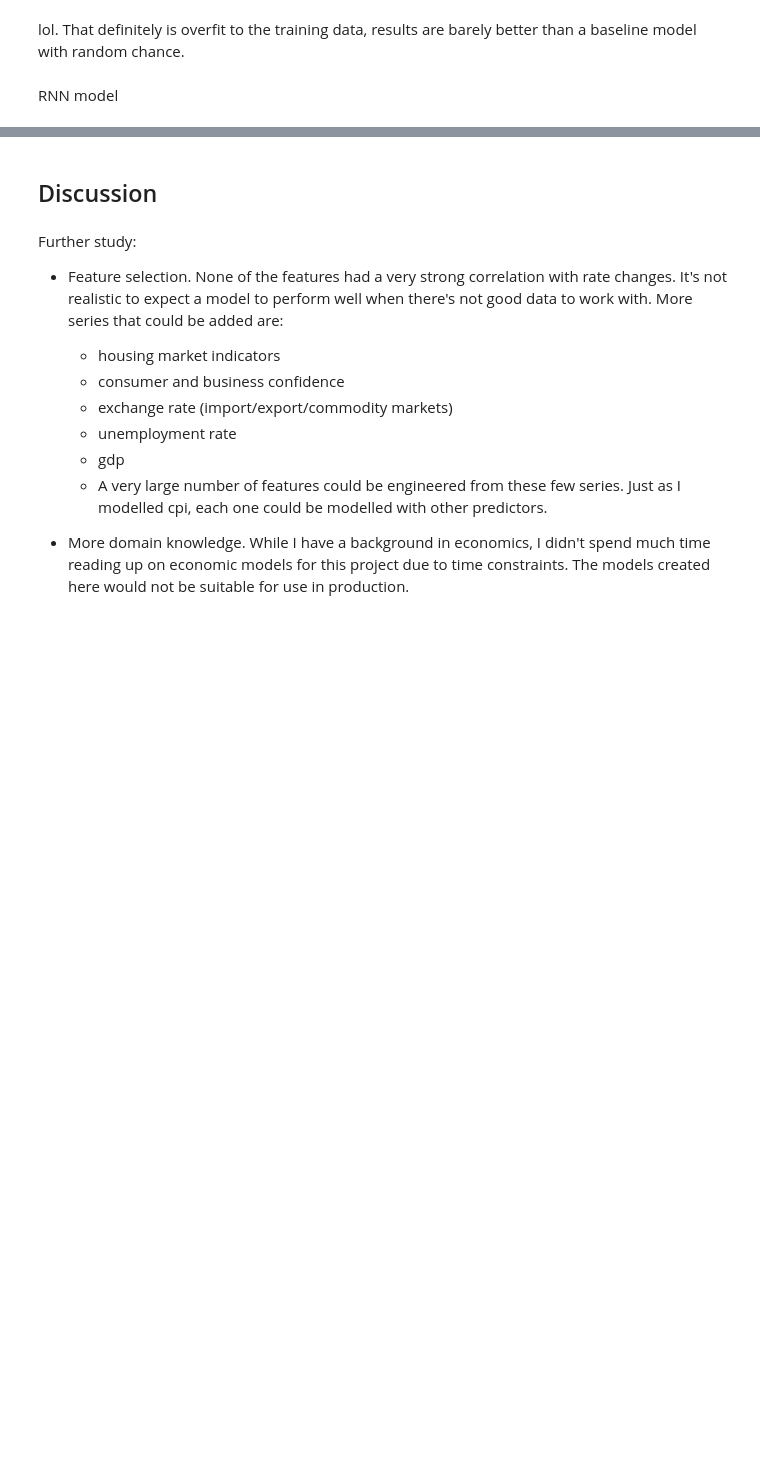
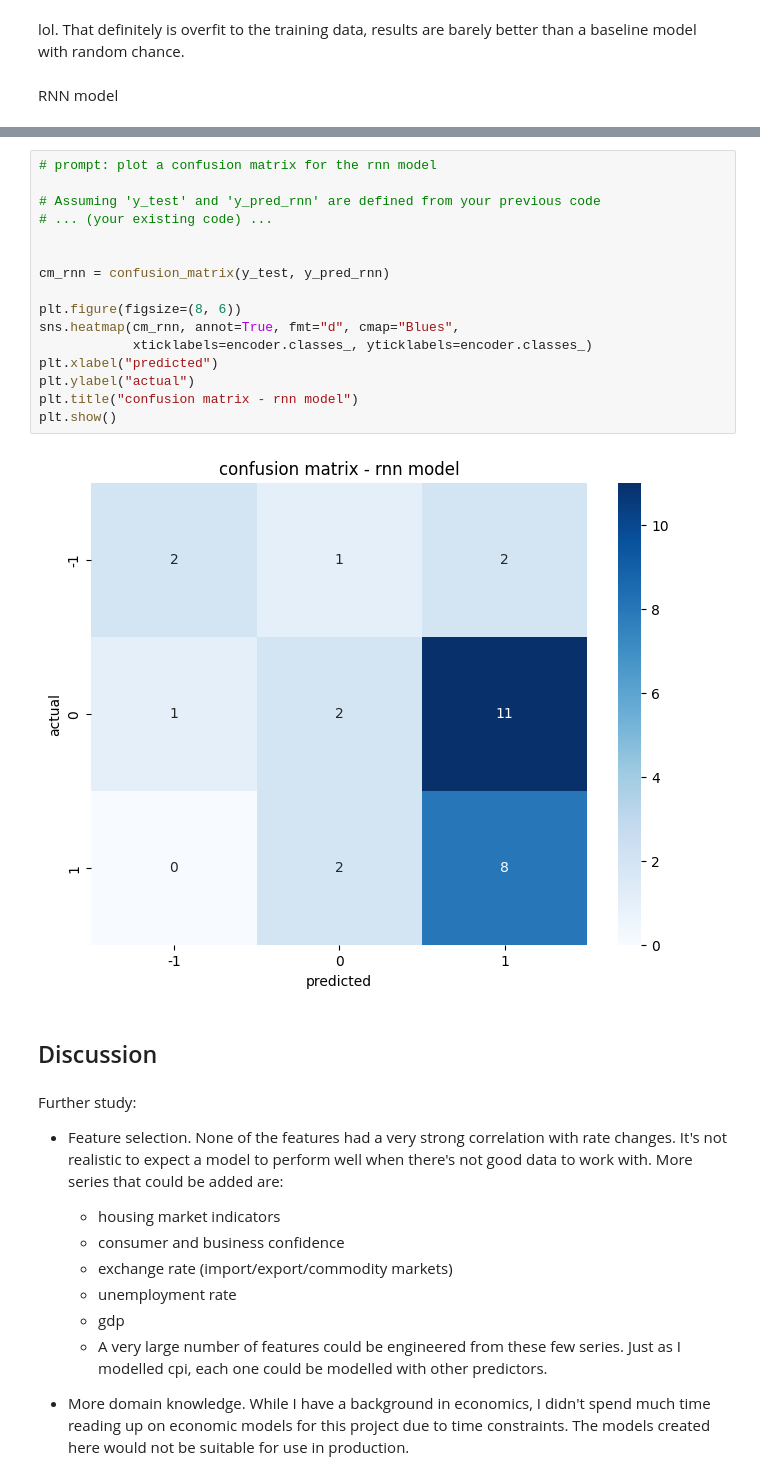
Before and after one commit to FleaBusyBeeBergs/dtsa5506-pipeline, a Jupyter notebook: dtsa5506_final_project.ipynb, the cells around one changed output, grey strips where cells are left out. Saved outputs shown, nothing was run; the diff lists cells and outputs as text; blank space fills up the shorter version.

```diff
--- a/dtsa5506_final_project.ipynb
+++ b/dtsa5506_final_project.ipynb
@@ -1507,3 +1541,21 @@ weighted avg       0.38      0.38      0.32        29
+# %%
+# prompt: plot a confusion matrix for the rnn model
+
+# Assuming 'y_test' and 'y_pred_rnn' are defined from your previous code
+# ... (your existing code) ...
+
+
+cm_rnn = confusion_matrix(y_test, y_pred_rnn)
+
+plt.figure(figsize=(8, 6))
+sns.heatmap(cm_rnn, annot=True, fmt="d", cmap="Blues",
+            xticklabels=encoder.classes_, yticklabels=encoder.classes_)
+plt.xlabel("predicted")
+plt.ylabel("actual")
+plt.title("confusion matrix - rnn model")
+plt.show()
+# %% [output]
+[figure, added]
 # %% [markdown]
 ## Discussion
 # %% [markdown]
```
Also changed, not shown: parts of 6 cells of this notebook.
